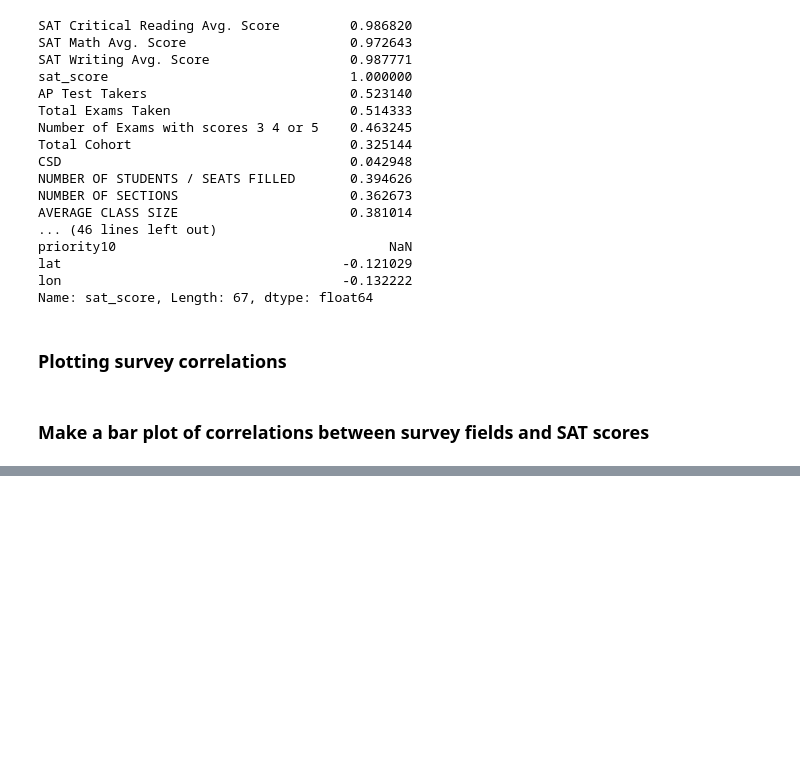
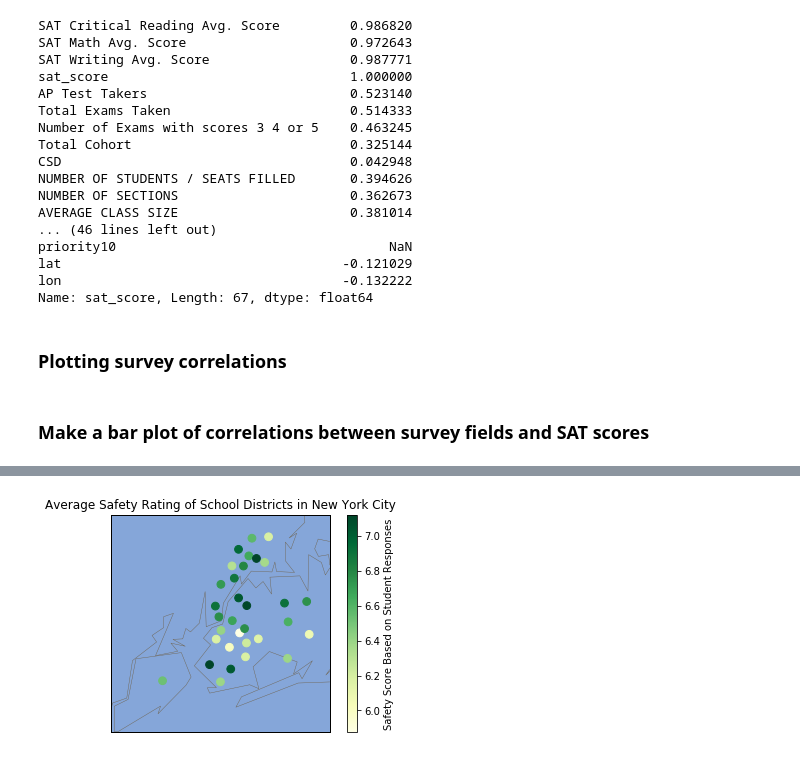
Before and after one commit to cfrisby/DataQuest_Projects, a Jupyter notebook: Analyzing NYC High School Data/Schools.ipynb, the cells around one changed output, grey strips where cells are left out. Saved outputs shown, nothing was run; the diff lists cells and outputs as text; code cells hidden in the pictures; blank space fills up the shorter version.

```diff
--- a/Analyzing NYC High School Data/Schools.ipynb
+++ b/Analyzing NYC High School Data/Schools.ipynb
@@ -195,0 +213,3 @@ The data dictionary for the survey fields plotted above can be found [here](http
+# %%
+districts_safety = combined.groupby('school_dist').agg(np.mean)
+districts_safety.head()
@@ -195,0 +225,26 @@ The data dictionary for the survey fields plotted above can be found [here](http
+# %%
+from mpl_toolkits.basemap import Basemap
+
+m = Basemap(
+    projection='merc',
+    llcrnrlat=40.496044,
+    urcrnrlat=40.915256,
+    llcrnrlon=-74.255735,
+    urcrnrlon=-73.700272,
+    resolution='i'
+    )
+
+m.drawmapboundary(fill_color='#85A6D9')
+m.drawcoastlines(color='#6D5F47', linewidth=.4)
+m.drawrivers(color='#6D5F47', linewidth=.4)
+
+longitudes = districts_safety["lon"].tolist()
+latitudes = districts_safety["lat"].tolist()
+
+m.scatter(longitudes, latitudes, s=60, zorder=2, latlon=True, c=districts_safety['saf_s_11'], cmap='YlGn')
+cbar = plt.colorbar()
+cbar.set_label("Safety Score Based on Student Responses")
+plt.title("Average Safety Rating of School Districts in New York City")
+plt.show()
+# %% [output]
+[figure, added]
```
Also changed, not shown: parts of 21 cells of this notebook, 1 other file.
